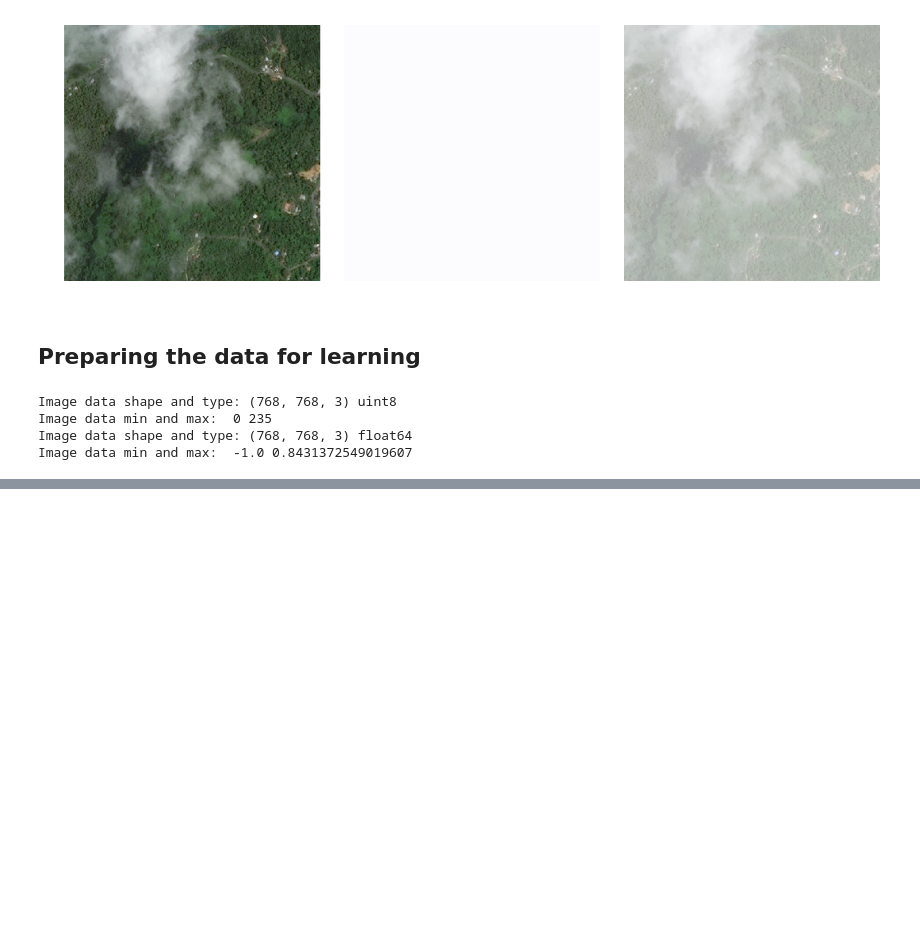
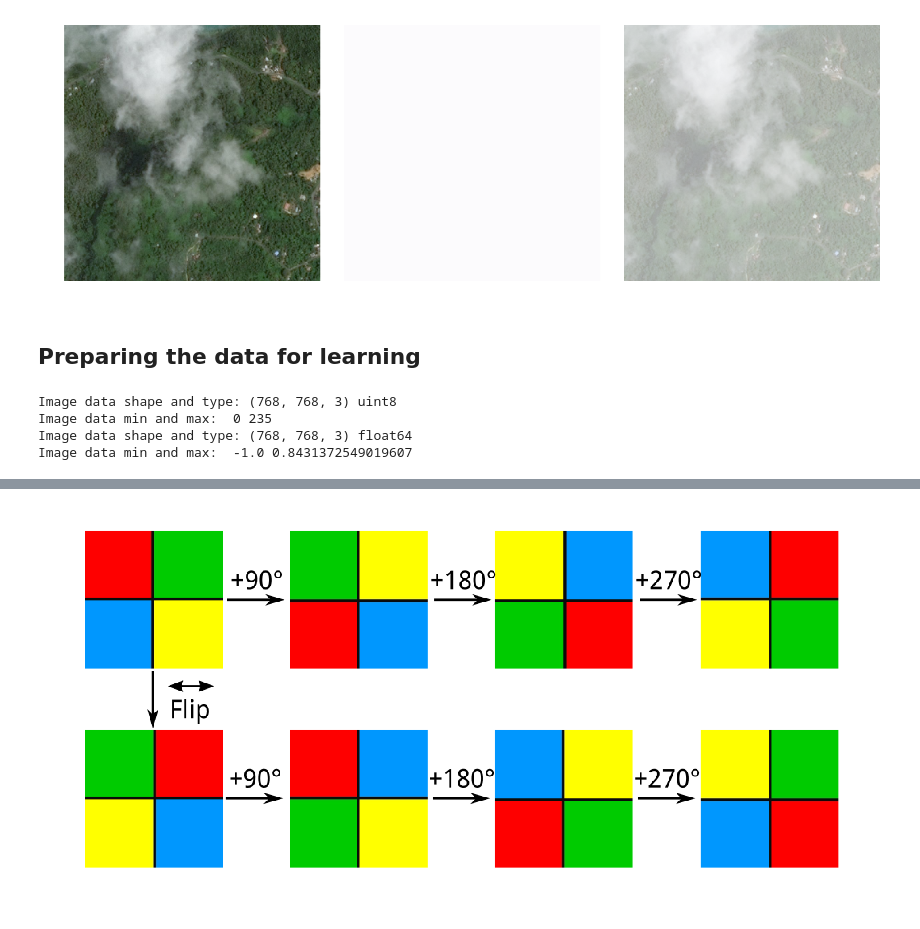
Before and after one commit to kaland313/vitmav45-ShipSeakers, a Jupyter notebook: NagyHFDataPrep.ipynb, the cells around one changed output, grey strips where cells are left out. Saved outputs shown, nothing was run; the diff lists cells and outputs as text; code cells hidden in the pictures; blank space fills up the shorter version.

```diff
--- a/NagyHFDataPrep.ipynb
+++ b/NagyHFDataPrep.ipynb
@@ -277,0 +284,6 @@ Image data min and max:  -1.0 0.8431372549019607
+# %%
+plt.figure(figsize=(14,30))
+plt.imshow(imread('Transformations.png'));
+plt.axis('off');
+# %% [output]
+[figure, added]
```
Also changed, not shown: parts of 5 cells of this notebook, 1 other file.
